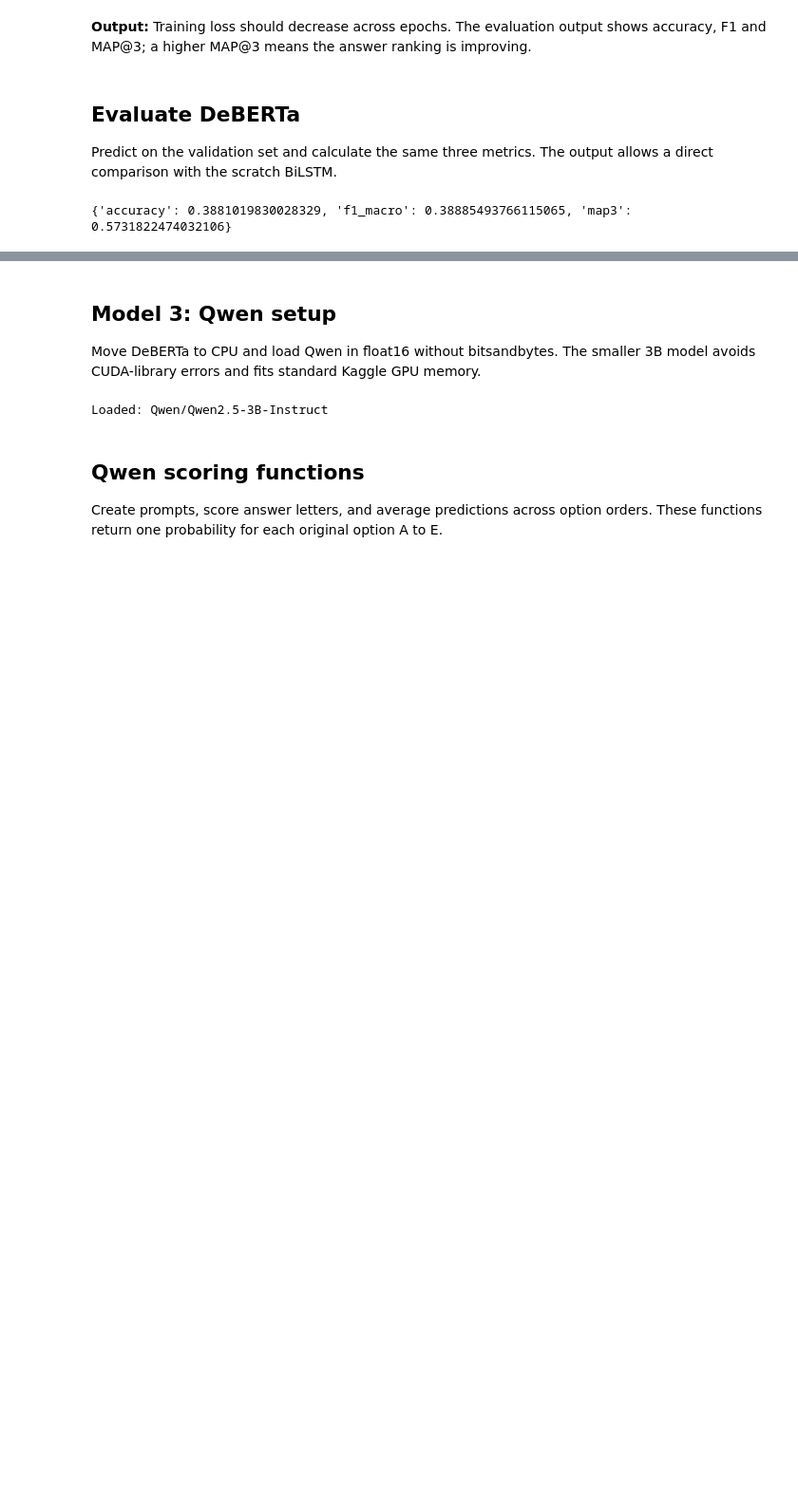
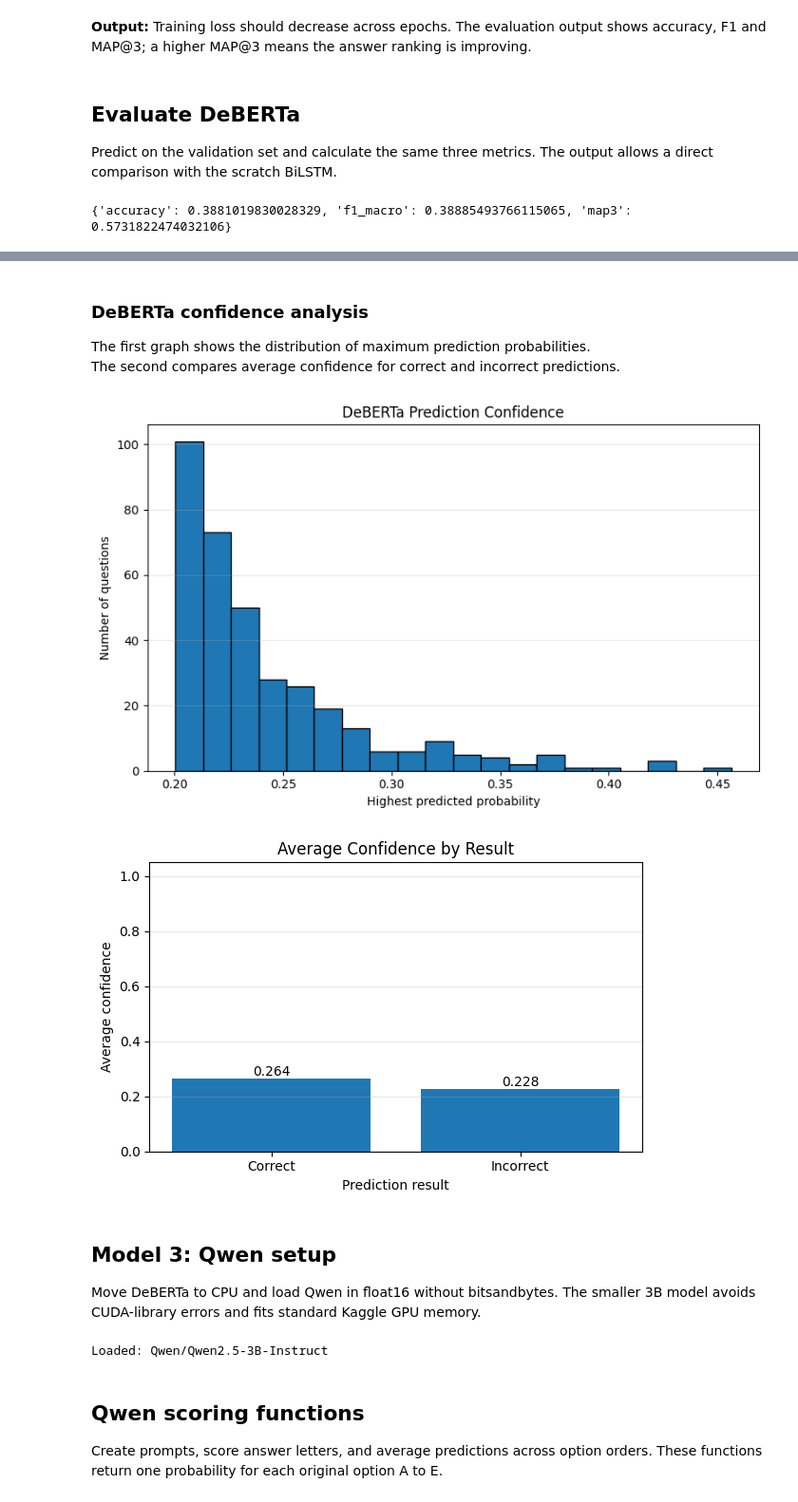
Before and after one commit to Abhishek-1124/23F2004693-DL-23F2004693-notebook-t22026, a Jupyter notebook: notebooks/DL-23F2004693-notebook-t22026-2.ipynb, the cells around one changed output, grey strips where cells are left out. Shown at 95% size. Saved outputs shown, nothing was run; the diff lists cells and outputs as text; code cells hidden in the pictures; blank space fills up the shorter version.

```diff
--- a/notebooks/DL-23F2004693-notebook-t22026-2.ipynb
+++ b/notebooks/DL-23F2004693-notebook-t22026-2.ipynb
@@ -624,3 +719,59 @@ print(metrics_deberta)
+# %% [markdown]
+### DeBERTa confidence analysis
+The first graph shows the distribution of maximum prediction probabilities.
+The second compares average confidence for correct and incorrect predictions.
+# %%
+deberta_confidence = val_prob_deberta.max(axis=1)
+
+plt.figure(figsize=(8, 5))
+plt.hist(deberta_confidence, bins=20, edgecolor="black")
+plt.title("DeBERTa Prediction Confidence")
+plt.xlabel("Highest predicted probability")
+plt.ylabel("Number of questions")
+plt.grid(axis="y", alpha=0.3)
+plt.tight_layout()
+plt.show()
+
+confidence_data = pd.DataFrame({
+    "confidence": deberta_confidence,
+    "result": [
+        "Correct" if actual == predicted else "Incorrect"
+        for actual, predicted in zip(
+            actual_deberta,
+            predicted_deberta,
+        )
+    ],
+})
+
+confidence_summary = confidence_data.groupby(
+    "result"
+)["confidence"].mean()
+
+plt.figure(figsize=(6, 4))
+bars = plt.bar(
+    confidence_summary.index,
+    confidence_summary.values,
+)
+
+plt.title("Average Confidence by Result")
+plt.xlabel("Prediction result")
+plt.ylabel("Average confidence")
+plt.ylim(0, 1.05)
+plt.grid(axis="y", alpha=0.3)
+
+for bar, value in zip(bars, confidence_summary.values):
+    plt.text(
+        bar.get_x() + bar.get_width() / 2,
+        value + 0.01,
+        f"{value:.3f}",
+        ha="center",
+    )
+
+plt.tight_layout()
+plt.show()
+# %% [output]
+[figure, added]
+[figure, added]
 # %% [markdown]
 ## Model 3: Qwen setup
 Move DeBERTa to CPU and load Qwen in float16 without bitsandbytes. The smaller 3B model avoids CUDA-library errors and fits standard Kaggle GPU memory.
```
Also changed, not shown: parts of 26 cells of this notebook.
